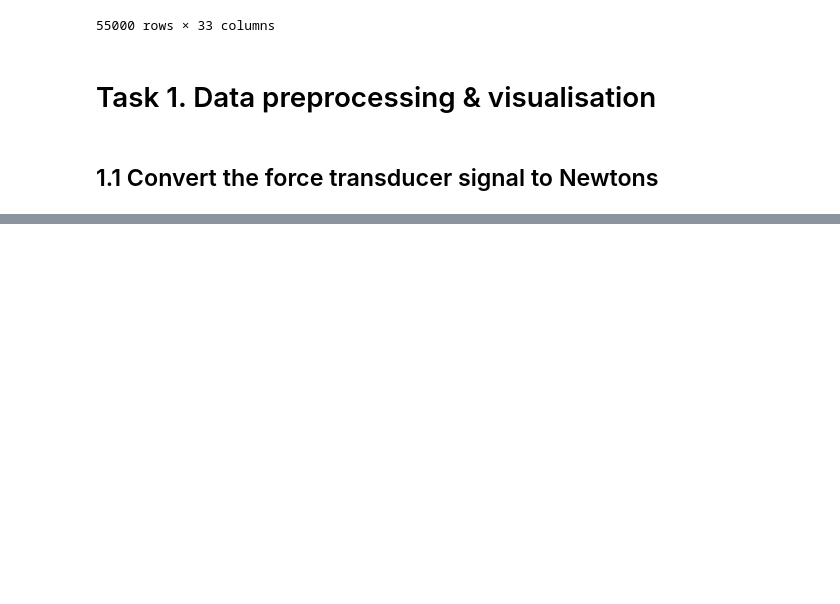
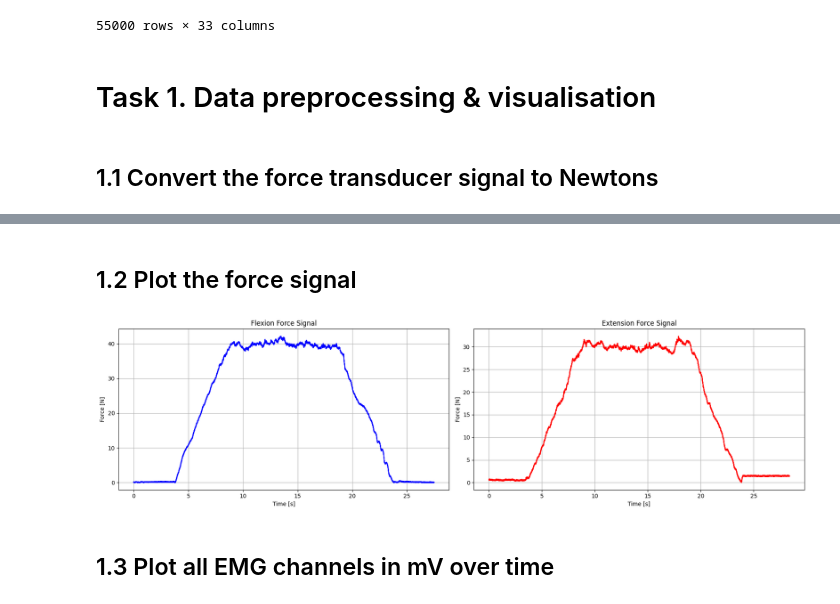
Before and after one commit to mo-karbalaee/movement_neuroscience, a Jupyter notebook: MN_Exercise_1.ipynb, the cells around one changed output, grey strips where cells are left out. Cells and saved outputs as stored; diff of their text form; code cells hidden in the pictures; blank space fills up the shorter version.

```diff
--- a/MN_Exercise_1.ipynb
+++ b/MN_Exercise_1.ipynb
@@ -64,3 +67,13 @@ df_fl
 # Task 1. Data preprocessing & visualisation
 # %% [markdown]
 ## 1.1 Convert the force transducer signal to Newtons
+# %%
+gravity = 9.81
+conversion_factor = 0.1
+# %%
+col_force_fl = df_fl["force"]
+col_force_fl = (col_force_fl * gravity) / conversion_factor
+
+print(col_force_fl)
+
+df_fl["force"] = col_force_fl
@@ -66,0 +93,7 @@ df_fl
+# %%
+col_force_ex = df_ex["force"]
+col_force_ex = (col_force_ex * gravity) / conversion_factor
+
+print(col_force_ex)
+
+df_ex["force"] = col_force_ex
@@ -66,0 +113,32 @@ df_fl
+# %% [markdown]
+## 1.2 Plot the force signal
+# %%
+force_fl_absolute = df_fl["force"].abs()
+force_ex_absolute = df_ex["force"].abs()
+
+time_fl = np.arange(len(force_fl_absolute)) / fsamp
+time_ex = np.arange(len(force_ex_absolute)) / fsamp
+# %%
+fl_plot_color = "blue"
+ex_plot_color = "red"
+
+fig, axes = plt.subplots(1, 2, figsize=(18, 5))
+
+axes[0].plot(time_fl, force_fl_absolute, color=fl_plot_color)
+axes[0].set_xlabel("Time [s]")
+axes[0].set_ylabel("Force [N]")
+axes[0].set_title("Flexion Force Signal")
+axes[0].grid(True)
+
+axes[1].plot(time_ex, force_ex_absolute, color=ex_plot_color)
+axes[1].set_xlabel("Time [s]")
+axes[1].set_ylabel("Force [N]")
+axes[1].set_title("Extension Force Signal")
+axes[1].grid(True)
+
+plt.tight_layout()
+plt.show()
+# %% [output]
+[figure, added]
+# %% [markdown]
+## 1.3 Plot all EMG channels in mV over time
```
Also changed, not shown: parts of 13 cells of this notebook.
